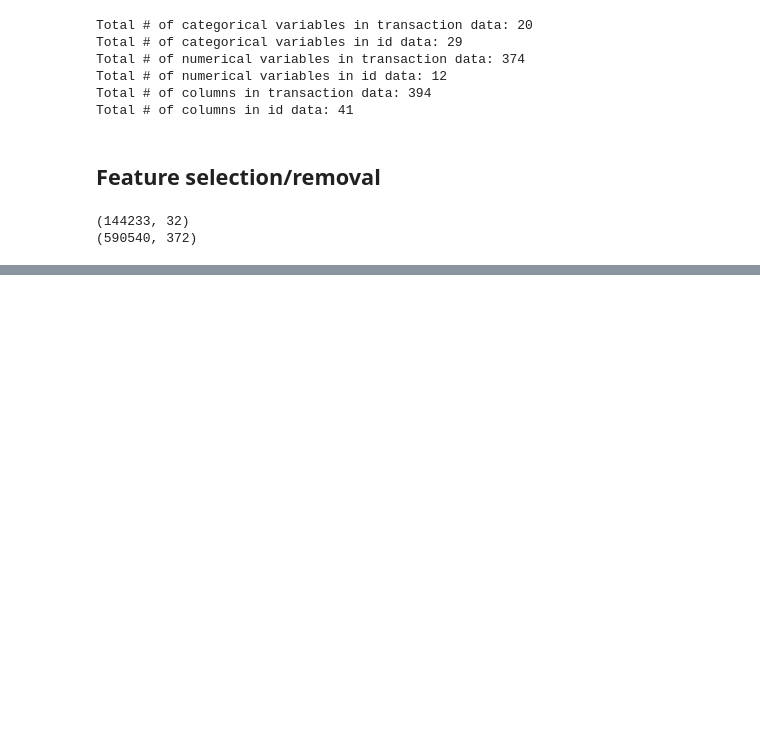
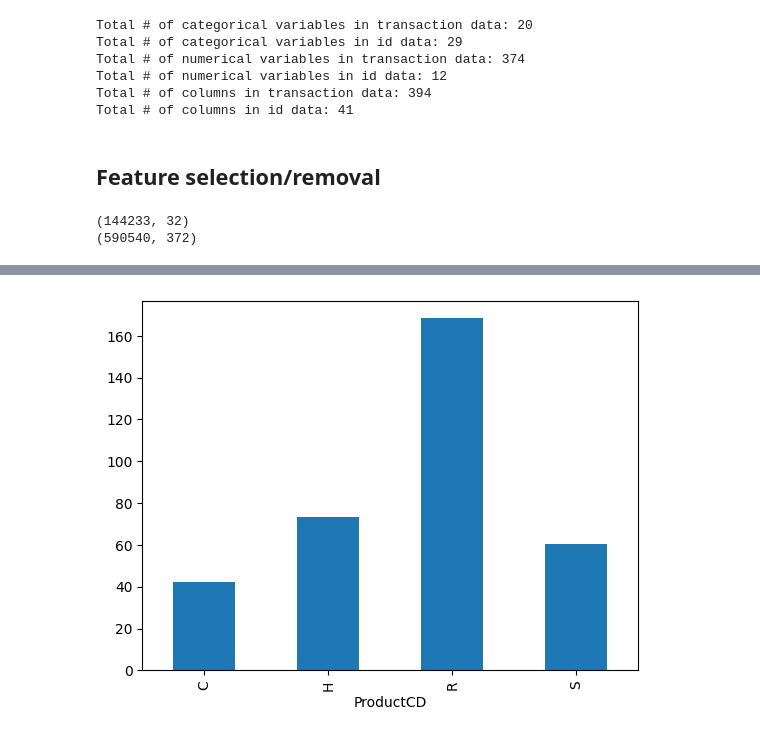
Before and after one commit to suvkp/fraud_detection, a Jupyter notebook: notebook/02_first_step.ipynb, the cells around one changed output, grey strips where cells are left out. Cells and saved outputs as stored; diff of their text form; code cells hidden in the pictures; blank space fills up the shorter version.

```diff
--- a/notebook/02_first_step.ipynb
+++ b/notebook/02_first_step.ipynb
@@ -115,0 +132,5 @@ print(train_trans_v2.shape)
+# %%
+train.groupby(['ProductCD'])['TransactionAmt'].mean().plot(kind='bar')
+plt.show()
+# %% [output]
+[figure, added]
```
Also changed, not shown: parts of 8 cells of this notebook, 9 other files.
